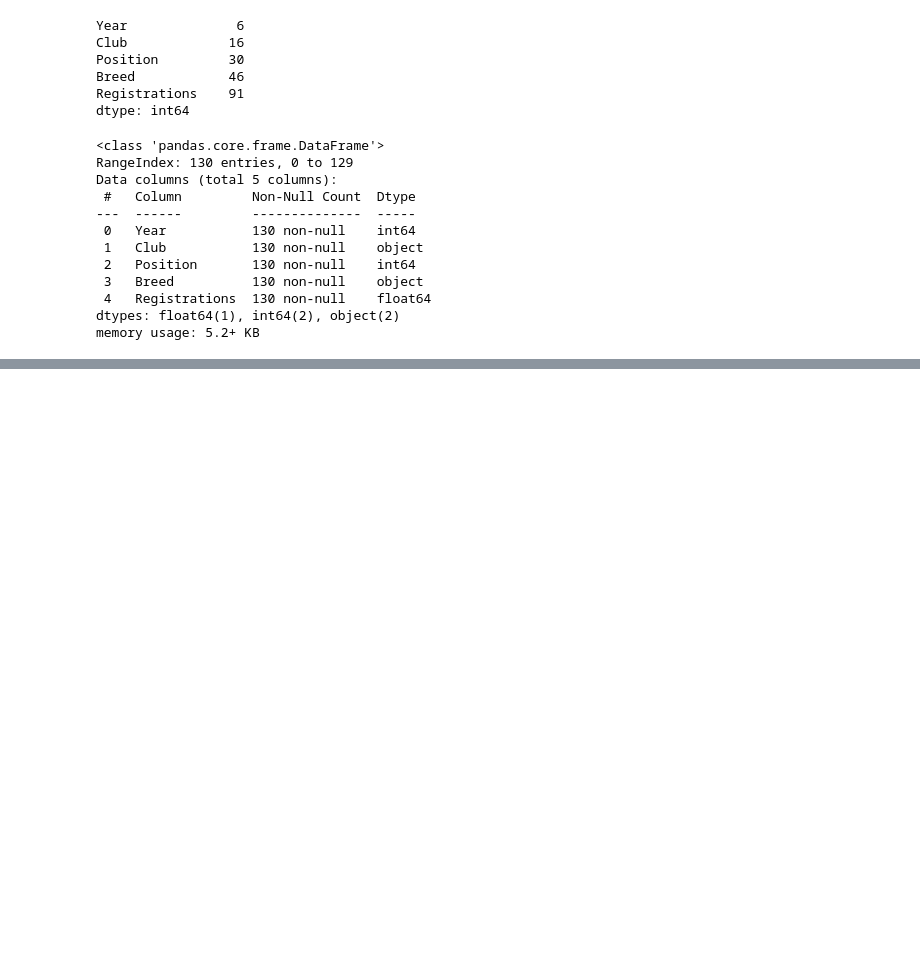
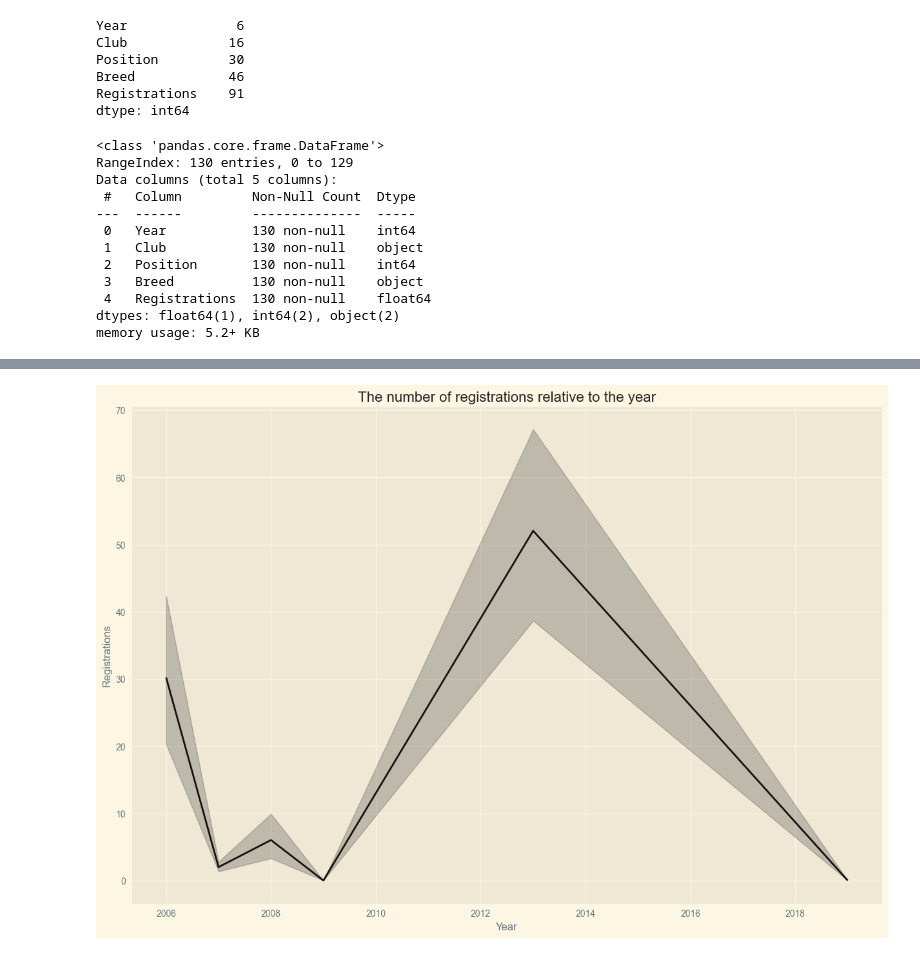
Before and after one commit to pooyanosk1382/DogBreeds, a Jupyter notebook: Dog.ipynb, the cells around one changed output, grey strips where cells are left out. Cells and saved outputs as stored; diff of their text form; code cells hidden in the pictures; blank space fills up the shorter version.

```diff
--- a/Dog.ipynb
+++ b/Dog.ipynb
@@ -99,0 +118,6 @@ plt.show()
+# %%
+plt.figure(figsize=(15,10))
+sns.lineplot(data=df, x='Year', y='Registrations', color='black', alpha=0.9).set(title = 'The number of registrations relative to the year')
+plt.show()
+# %% [output]
+[figure, added]
```
Also changed, not shown: parts of 8 cells of this notebook.
